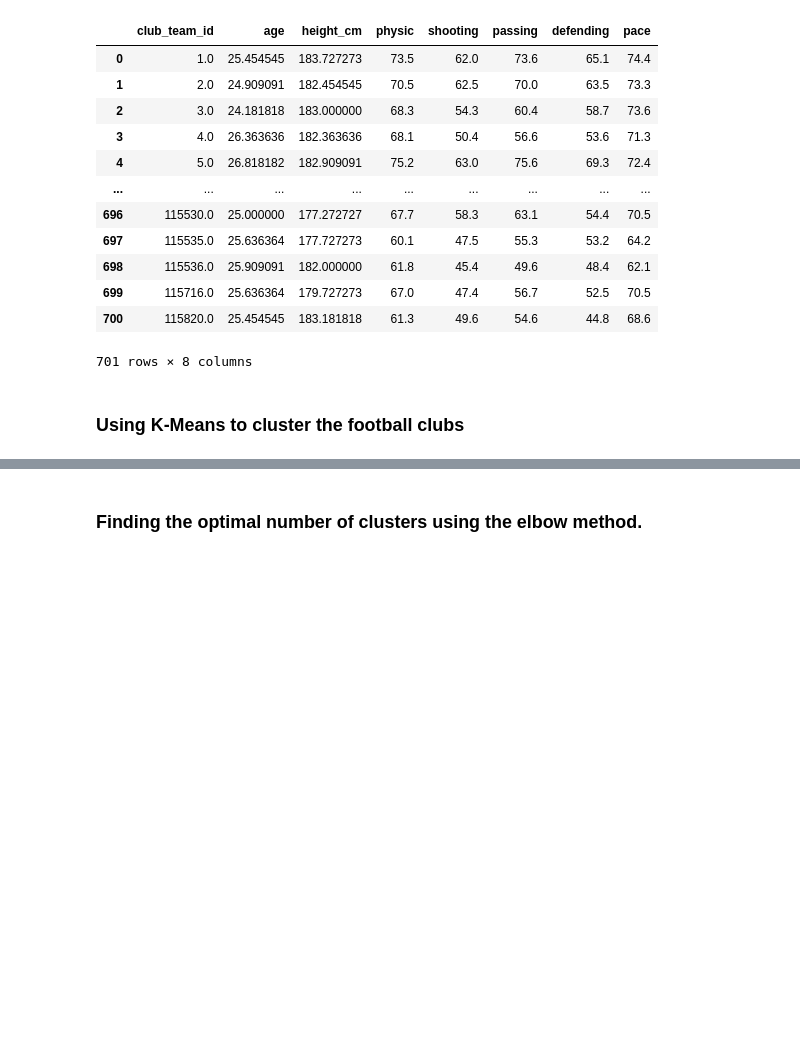
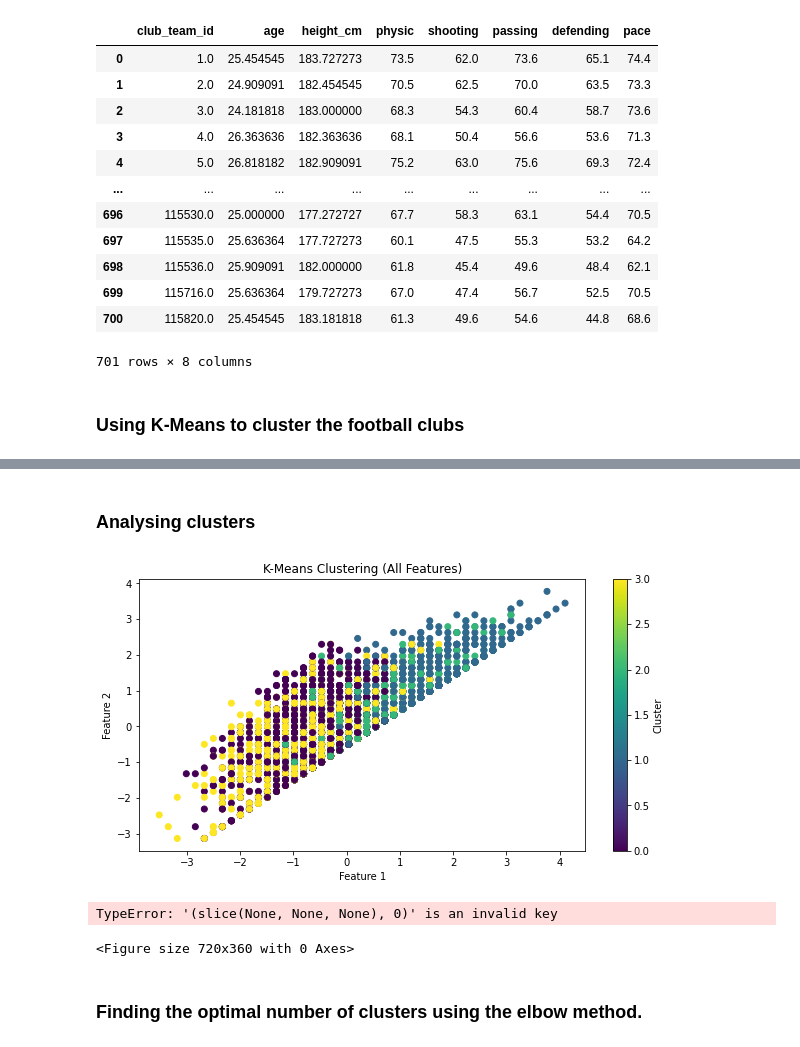
Before and after one commit to Elysian01/IIITB-MTech-AI-Assignments, a Jupyter notebook: Machine-Learning-Assignments-SEM-1/Assignment1/3.ipynb, the cells around one changed output, grey strips where cells are left out. Saved outputs shown, nothing was run; the diff lists cells and outputs as text; code cells hidden in the pictures; blank space fills up the shorter version.

```diff
--- a/Machine-Learning-Assignments-SEM-1/Assignment1/3.ipynb
+++ b/Machine-Learning-Assignments-SEM-1/Assignment1/3.ipynb
@@ -126,0 +207,15 @@ club_info
+# %%
+from sklearn.cluster import KMeans
+
+k = 4
+
+kmeans_all = KMeans(n_clusters=k, random_state=84)
+all_clusters = kmeans_all.fit_predict(scaled_data)
+
+# Perform K-Means clustering using player stats
+kmeans_player_stats = KMeans(n_clusters=k, random_state=42)
+player_stats_clusters = kmeans_player_stats.fit_predict(player_stats_data)
+
+# Add cluster labels to the original DataFrame
+data['cluster_allFeatures'] = all_clusters
+data['cluster_playerStats'] = player_stats_clusters
@@ -127,2 +231,28 @@ club_info
+# %% [markdown]
+### Analysing clusters
+# %%
+import matplotlib.pyplot as plt
+
+# Visualization for clustering using all features
+plt.figure(figsize=(10, 5))
+plt.scatter(scaled_data[:, 0], scaled_data[:, 1], c=all_clusters, cmap='viridis')
+plt.title("K-Means Clustering (All Features)")
+plt.xlabel("Feature 1")
+plt.ylabel("Feature 2")
+plt.colorbar(label="Cluster")
+plt.show()
+
+# Visualization for clustering using player stats
+plt.figure(figsize=(10, 5))
+plt.scatter(player_stats_data[:, 0], player_stats_data[:, 1], c=player_stats_clusters, cmap='viridis')
+plt.title("K-Means Clustering (Player Stats)")
+plt.xlabel("Player Stat 1")
+plt.ylabel("Player Stat 2")
+plt.colorbar(label="Cluster")
+plt.show()
+# %% [output]
+[figure, added]
+TypeError: '(slice(None, None, None), 0)' is an invalid key
+<Figure size 720x360 with 0 Axes>
 # %% [markdown]
 ### Finding the optimal number of clusters using the elbow method.
```
Also changed, not shown: parts of 8 cells of this notebook, 3 other files.
